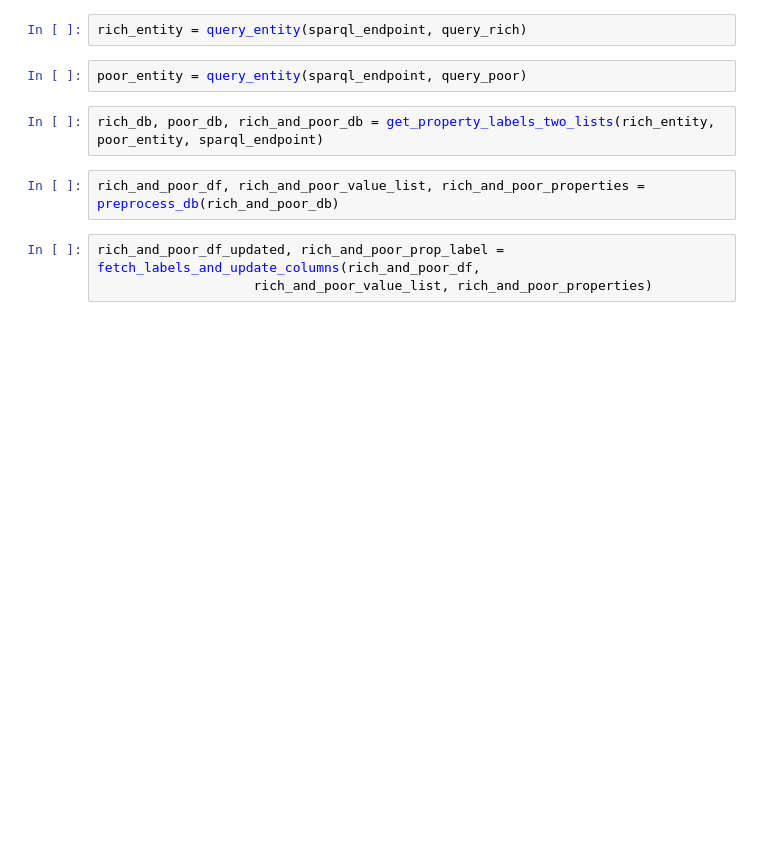
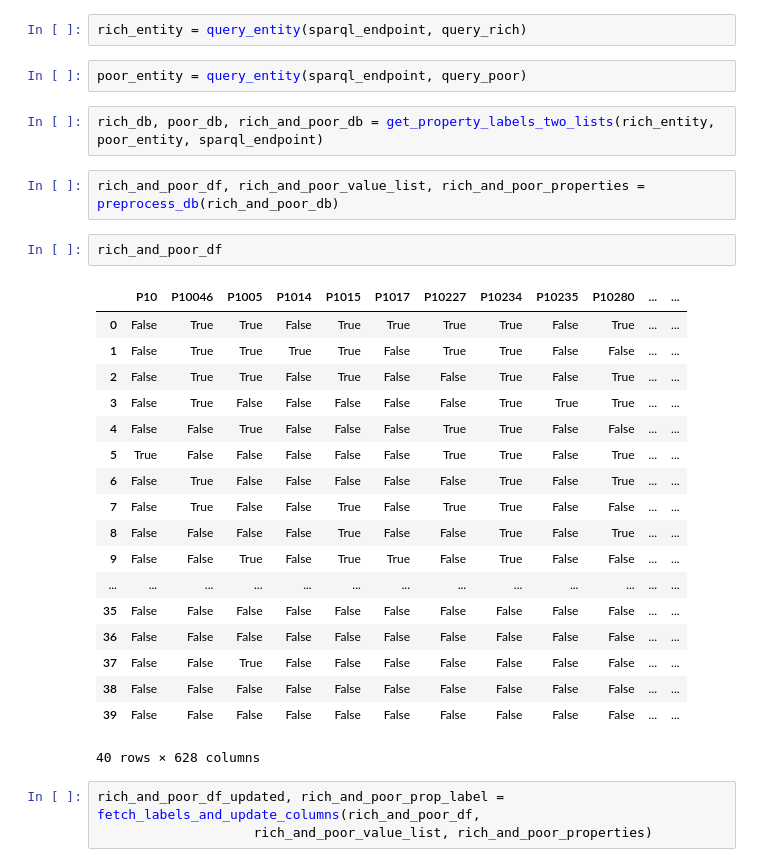
Before and after one commit to millerama17/association-analysis, a Jupyter notebook: example.ipynb, the cells around one changed output. Cells and saved outputs as stored; diff of their text form; blank space fills up the shorter version.

```diff
--- a/example.ipynb
+++ b/example.ipynb
@@ -42,6 +44,27 @@ poor_entity = query_entity(sparql_endpoint, query_poor)
 rich_db, poor_db, rich_and_poor_db = get_property_labels_two_lists(rich_entity, poor_entity, sparql_endpoint)
 # %%
 rich_and_poor_df, rich_and_poor_value_list, rich_and_poor_properties = preprocess_db(rich_and_poor_db)
+# %%
+rich_and_poor_df
+# %% [output]
+|  | P10 | P10046 | P1005 | P1014 | P1015 | P1017 | P10227 | P10234 | P10235 | P10280 | ... | ... |
+| 0 | False | True | True | False | True | True | True | True | False | True | ... | ... |
+| 1 | False | True | True | True | True | False | True | True | False | False | ... | ... |
+| 2 | False | True | True | False | True | False | False | True | False | True | ... | ... |
+| 3 | False | True | False | False | False | False | False | True | True | True | ... | ... |
+| 4 | False | False | True | False | False | False | True | True | False | False | ... | ... |
+| 5 | True | False | False | False | False | False | True | True | False | True | ... | ... |
+| 6 | False | True | False | False | False | False | False | True | False | True | ... | ... |
+| 7 | False | True | False | False | True | False | True | True | False | False | ... | ... |
+| 8 | False | False | False | False | True | False | False | True | False | True | ... | ... |
+| 9 | False | False | True | False | True | True | False | True | False | False | ... | ... |
+| ... | ... | ... | ... | ... | ... | ... | ... | ... | ... | ... | ... | ... |
+| 35 | False | False | False | False | False | False | False | False | False | False | ... | ... |
+| 36 | False | False | False | False | False | False | False | False | False | False | ... | ... |
+| 37 | False | False | True | False | False | False | False | False | False | False | ... | ... |
+| 38 | False | False | False | False | False | False | False | False | False | False | ... | ... |
+| 39 | False | False | False | False | False | False | False | False | False | False | ... | ... |
+40 rows × 628 columns
 # %%
 rich_and_poor_df_updated, rich_and_poor_prop_label = fetch_labels_and_update_columns(rich_and_poor_df,
                     rich_and_poor_value_list, rich_and_poor_properties)
```
Also changed, not shown: parts of 8 cells of this notebook, 3 other files.
